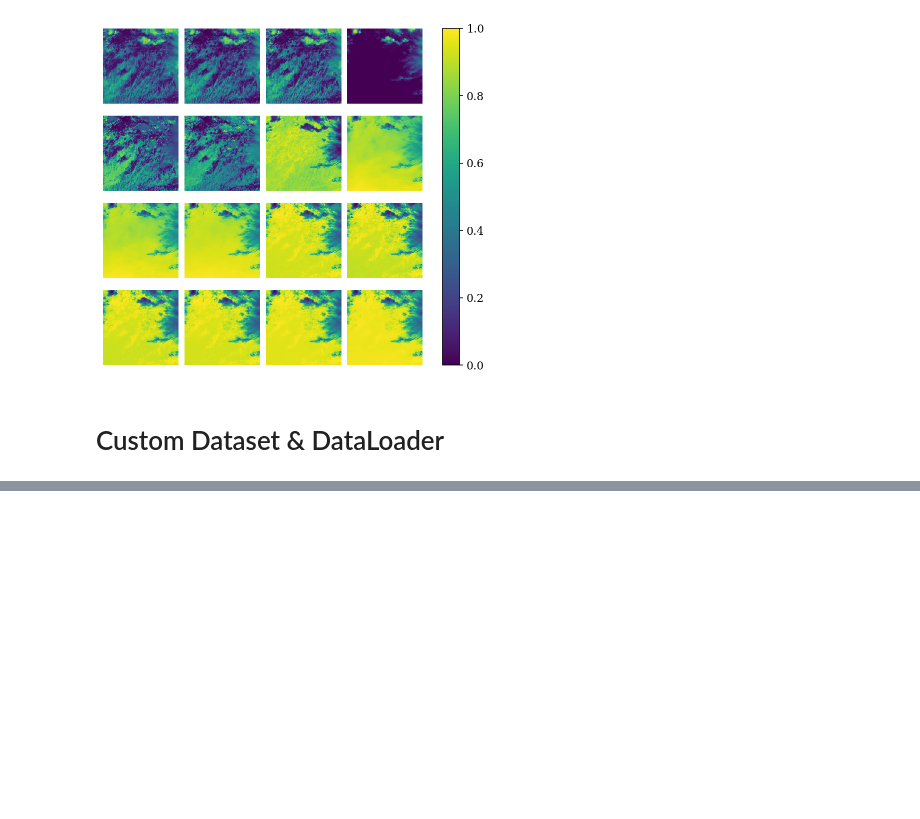
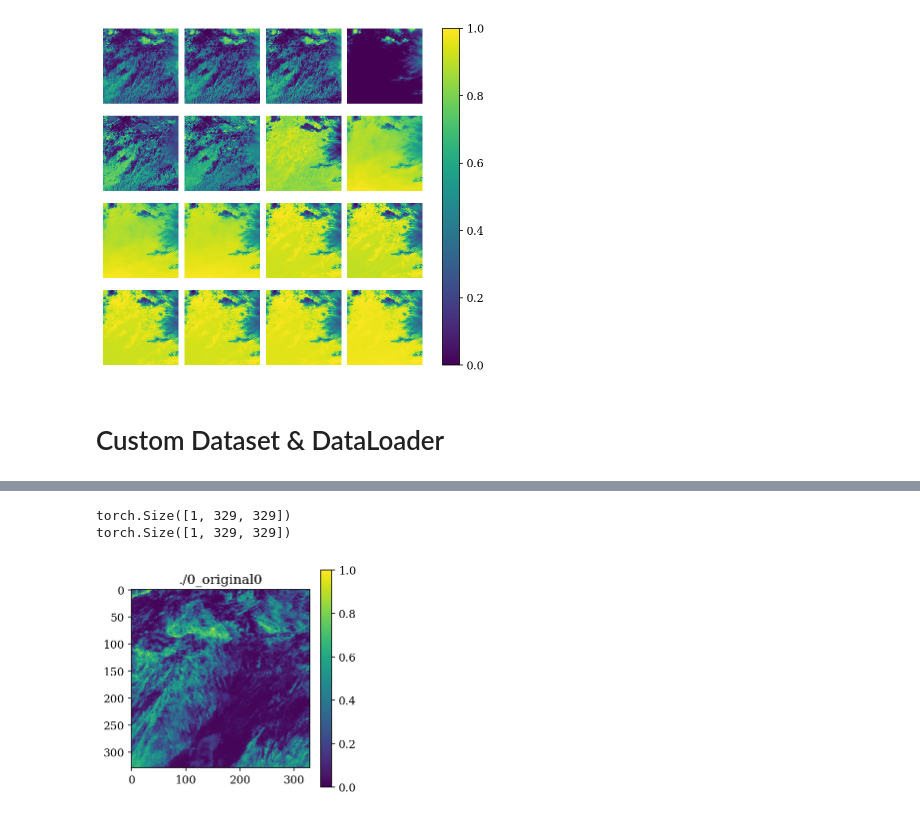
Before and after one commit to stockeh/goes-clustering-study, a Jupyter notebook: kmeans-autoencoder/notebooks/data-analysis.ipynb, the cells around one changed output, grey strips where cells are left out. Cells and saved outputs as stored; diff of their text form; code cells hidden in the pictures; blank space fills up the shorter version.

```diff
--- a/kmeans-autoencoder/notebooks/data-analysis.ipynb
+++ b/kmeans-autoencoder/notebooks/data-analysis.ipynb
@@ -132,0 +122,2 @@ for i in range(len(eastpac)):
+# %%
+train_loader = torch.utils.data.DataLoader(eastpac, batch_size=3, collate_fn=my_collate)
@@ -132,0 +163,21 @@ for i in range(len(eastpac)):
+# %%
+i = 0
+ch = 0
+o_filename = f'./{str(i)}_original'
+
+X = train_loader.dataset[i][ch:ch+1,...]
+print(X.shape)
+print(X.shape)
+dims = X.shape
+save_1(X, o_filename, o_filename + str(ch))
+
+# m_filename = f'./{str(i)}_modified'
+# X = X.reshape(1, np.product(X.shape[0:]))
+# print(X.shape)
+# Y = self.forward(X).detach().numpy().reshape(dims)
+# print(Y.shape)
+# save_1(Y, m_filename, m_filename + str(ch))
+# %% [output]
+torch.Size([1, 329, 329])
+torch.Size([1, 329, 329])
+[figure, added]
```
Also changed, not shown: parts of 7 cells of this notebook, 10 other files.
